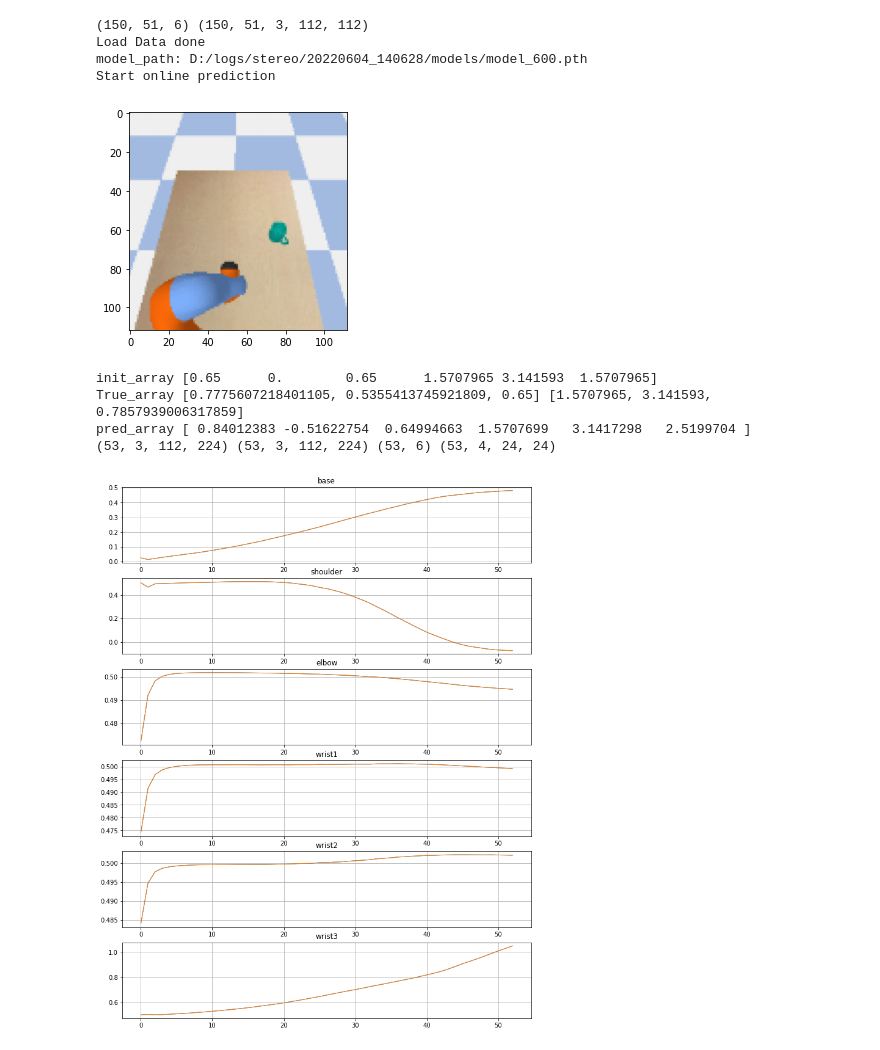
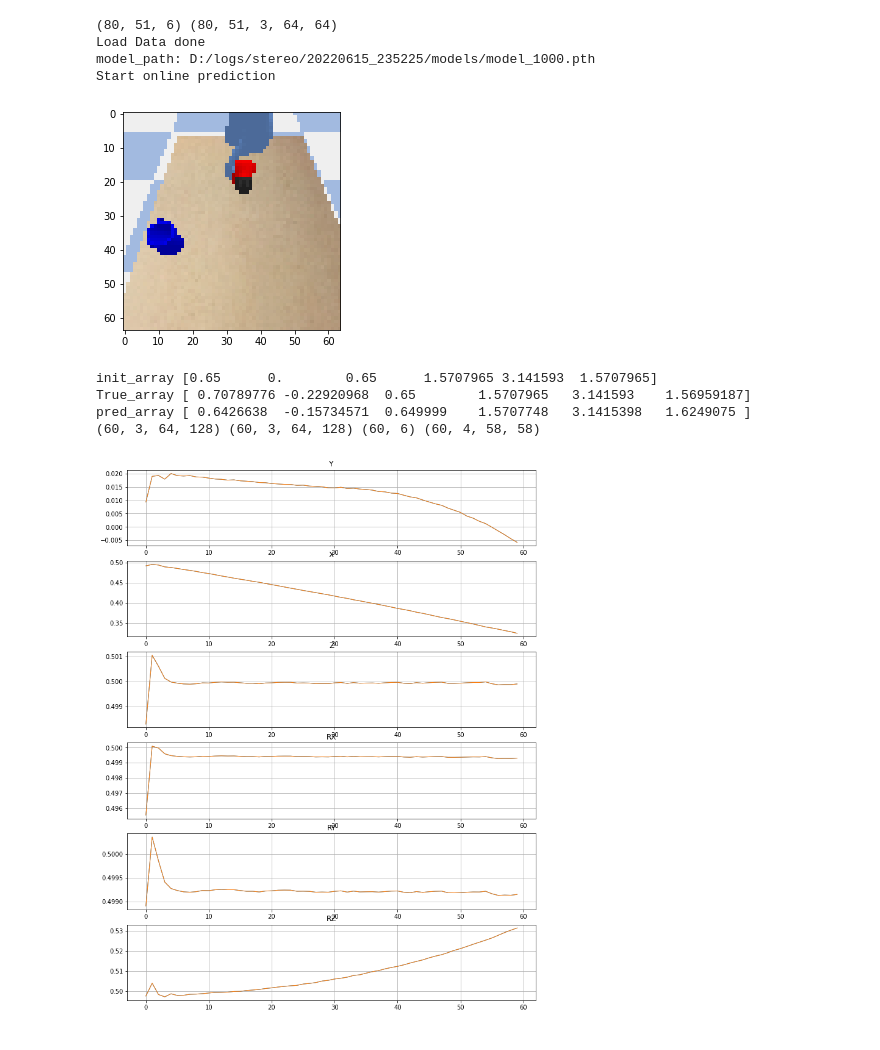
Before and after one commit to bocaikun/stereo_robot, a Jupyter notebook: stereo_sim.ipynb, the cells around one changed output. Saved outputs shown, nothing was run; the diff lists cells and outputs as text; code cells hidden in the pictures.

```diff
--- a/stereo_sim.ipynb
+++ b/stereo_sim.ipynb
@@ -31,7 +31,7 @@ class dataset(Dataset):
     def __getitem__(self, idx):
         return self.left[idx],self.right[idx],self.pos[idx]
 
-data_id = '20220528_203023'
+data_id = '20220615_170802'
 train_dir ='D:/data/normalize/{}/train/'.format(data_id)
 test_dir = 'D:/data/normalize/{}/test/'.format(data_id)
 
@@ -49,37 +49,37 @@ train_dataset = dataset(train_left, train_right, train_csv)
 train_dataloader = DataLoader(train_dataset, batch_size=1, shuffle=True, drop_last=True)
 test_dataset = dataset(test_left, test_right, test_csv)
 test_dataloader = DataLoader(test_dataset, batch_size=1, shuffle=True)
 print("Load Data done")
 
 # model path
-training_id = "20220604_140628"
-model_path = 'D:/logs/stereo/%s/models/model_600.pth'%(training_id)
+training_id = "20220615_235225"
+model_path = 'D:/logs/stereo/%s/models/model_1000.pth'%(training_id)
 print("model_path:", model_path)
 
 # load model
 device = torch.device('cuda:0' if torch.cuda.is_available() else 'cpu')
 model = stereo_hiruma_att(device)
 model.load_state_dict(torch.load(model_path,map_location=device))
 model.to(device)
 model.eval()
 criterion = torch.nn.L1Loss()
 loss_coef = [1.0, 0.1, 0.001, 0.0001]
 print('Start online prediction')
 
 
 # randm seed
 seed = 42
 np.random.seed(seed)  # Numpy module.
 torch.manual_seed(seed) # 为CPU设置随机种子
 torch.cuda.manual_seed(seed) # 为当前GPU设置随机种子
 torch.cuda.manual_seed_all(seed)  # if you are using multi-GPU，为所有GPU设置随机种子
 torch.backends.cudnn.benchmark = False
 torch.backends.cudnn.deterministic = True
 # %% [output]
-(150, 51, 6) (150, 51, 3, 112, 112)
+(80, 51, 6) (80, 51, 3, 64, 64)
 Load Data done
-model_path: D:/logs/stereo/20220604_140628/models/model_600.pth
+model_path: D:/logs/stereo/20220615_235225/models/model_1000.pth
 Start online prediction
-[figure, old version]
+[figure, new version]
 # %%
 # env setting
@@ -166,7 +167,8 @@ for i in range(50):
 # %%
 init_array =np.concatenate([startPos_array ,startOrn_array],axis=0)
+true_value =np.concatenate([robotEndPos ,robotEndOrn],axis=0)
 print("init_array",init_array)
-print("True_array", robotEndPos, robotEndOrn)
+print("True_array", true_value)
 init_array = torch.from_numpy(csv_norm(np.expand_dims(init_array,axis=0),mode=0)).float().to(device)
 input_image = []
 pred_image = []
@@ -174,30 +176,36 @@ pred_pos = []
 map_list1 = []
 map_list2 = []
 robot_rows = []
-step = 53
+history = []
+step = 60
 rnn_hidden = None
+ratio = 0.5
 for i in range(step):
     left, right = image_output()
     left = torch.from_numpy(img_norm(left)).permute(2,0,1).unsqueeze(0).to(device)
     right = torch.from_numpy(img_norm(right)).permute(2,0,1).unsqueeze(0).to(device)
     if i <3:
+        #history.append(init_array)
         pred_left, pred_right, pred_position, map1, map2,t_pt, pt, rnn_hidden = model(left, right, init_array, rnn_hidden)
+        history.append(pred_position)
         input_image.append(np.concatenate([left[0].cpu().detach().numpy(), right[0].cpu().detach().numpy()],axis=2))
         pred_image.append(np.concatenate([pred_left[0].cpu().detach().numpy(), pred_right[0].cpu().detach().numpy()],axis=2))
         pred_pos.append(pred_position[0].cpu().detach().numpy())
-        map1 = map1.view(-1, 4, 24, 24)
-        map2 = map2.view(-1, 4, 24, 24)
+        map1 = map1.view(-1, 4, 58, 58)
+        map2 = map2.view(-1, 4, 58, 58)
         map_list1.append(map1[0].cpu().detach().numpy())
         map_list2.append(map2[0].cpu().detach().numpy())
         p.stepSimulation()
         time.sleep(1/60)
     else:
+        pred_position = ratio * history[i-2] + (1 - ratio) * history[i-3]
         pred_left, pred_right, pred_position, map1, map2,t_pt, pt, rnn_hidden = model(left, right, pred_position, rnn_hidden)
+        history.append(pred_position)
         input_image.append(np.concatenate([left[0].cpu().detach().numpy(), right[0].cpu().detach().numpy()],axis=2))
         pred_image.append(np.concatenate([pred_left[0].cpu().detach().numpy(), pred_right[0].cpu().detach().numpy()],axis=2))
         pred_pos.append(pred_position[0].cpu().detach().numpy())
-        map1 = map1.view(-1, 4, 24, 24)
-        map2 = map2.view(-1, 4, 24, 24)
+        map1 = map1.view(-1, 4, 58, 58)
+        map2 = map2.view(-1, 4, 58, 58)
         map_list1.append(map1[0].cpu().detach().numpy())
         map_list2.append(map2[0].cpu().detach().numpy())
         robot_position = csv_norm(pred_position.cpu().detach().numpy(), mode=1)
@@ -225,18 +233,20 @@ map_list2 = np.array(map_list2)
 print(input_image.shape, pred_image.shape, pred_pos.shape, map_list1.shape)
 # %% [output]
 init_array [0.65      0.        0.65      1.5707965 3.141593  1.5707965]
-True_array [0.7775607218401105, 0.5355413745921809, 0.65] [1.5707965, 3.141593, 0.7857939006317859]
-pred_array [ 0.84012383 -0.51622754  0.64994663  1.5707699   3.1417298   2.5199704 ]
-(53, 3, 112, 224) (53, 3, 112, 224) (53, 6) (53, 4, 24, 24)
+True_array [ 0.70789776 -0.22920968  0.65        1.5707965   3.141593    1.56959187]
+pred_array [ 0.6426638  -0.15734571  0.649999    1.5707748   3.1415398   1.6249075 ]
+(60, 3, 64, 128) (60, 3, 64, 128) (60, 6) (60, 4, 58, 58)
 # %%
-xyz=["base","shoulder","elbow","wrist1","wrist2","wrist3"]
+xyz=["Y","X","Z","RX","RY","RZ"]
 plt.figure(figsize=(12,16))
 steps = range(len(pred_pos))
 for i in range(6):
     pred_one_position = np.concatenate((pred_pos[:,i].reshape(-1,1),pred_pos[:,i].reshape(-1,1)), axis=1)
     draw_subplot(steps, pred_one_position, (6,1,i+1), title=xyz[i])
+plt.savefig('result/{}.pdf'.format(result_id))
+plt.savefig('result/{}.png'.format(result_id))
 # %% [output]
-[figure, old version]
+[figure, new version]
 # %%
 from matplotlib.gridspec import GridSpec, GridSpecFromSubplotSpec
 import matplotlib.animation as anim
```
Also changed, not shown: parts of 2 cells of this notebook, 34 other files.
